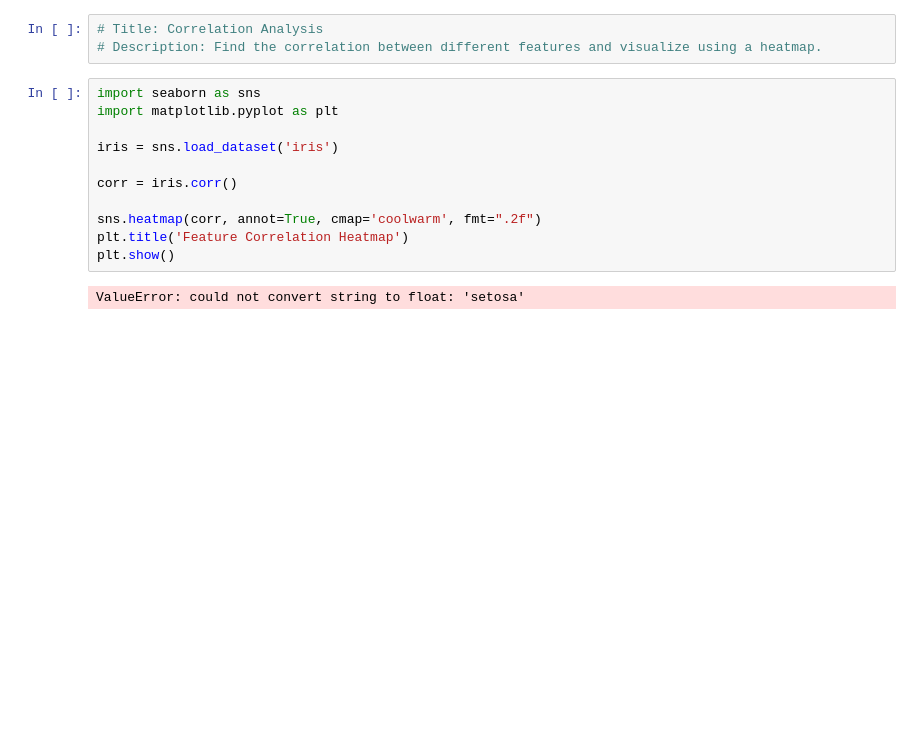
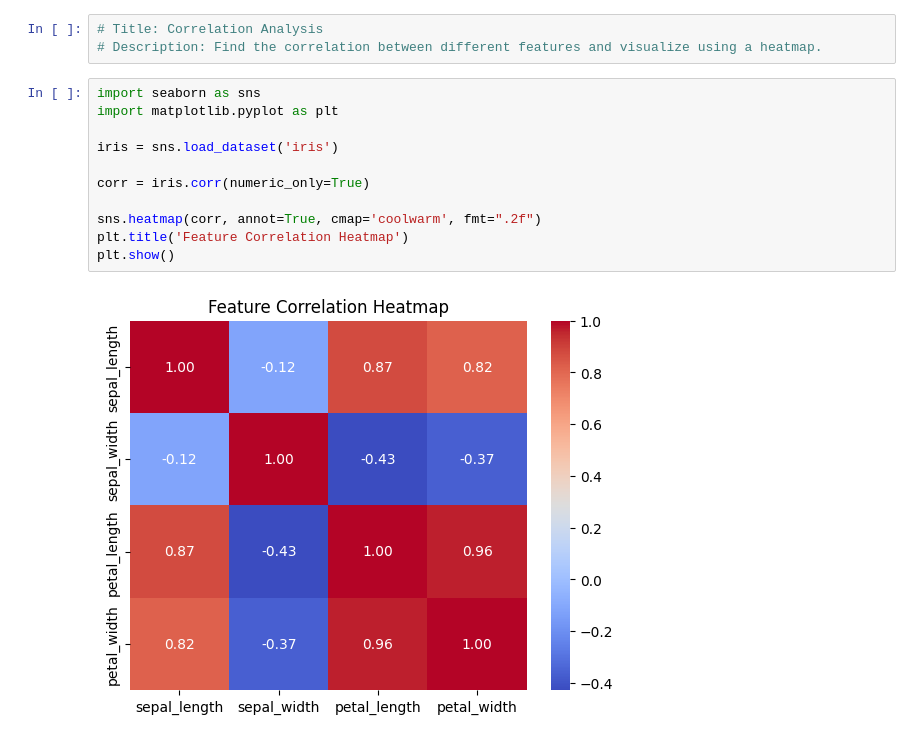
Before and after one commit to Geetzzz-Gowda/AI_DATA_ANALYSIS_, a Jupyter notebook: src/Module 2/Hands-on Project: EDA on a Dataset using NumPy, Pandas, Matplotlib & Seaborn/Ques_6.ipynb, the cells around one changed output. Saved outputs shown, nothing was run; the diff lists cells and outputs as text; blank space fills up the shorter version.

```diff
--- a/src/Module 2/Hands-on Project: EDA on a Dataset using NumPy, Pandas, Matplotlib & Seaborn/Ques_6.ipynb
+++ b/src/Module 2/Hands-on Project: EDA on a Dataset using NumPy, Pandas, Matplotlib & Seaborn/Ques_6.ipynb
@@ -4,13 +4,13 @@
 # %%
 import seaborn as sns
 import matplotlib.pyplot as plt
 
 iris = sns.load_dataset('iris')
 
-corr = iris.corr()
+corr = iris.corr(numeric_only=True)
 
 sns.heatmap(corr, annot=True, cmap='coolwarm', fmt=".2f")
 plt.title('Feature Correlation Heatmap')
 plt.show()
 # %% [output]
-ValueError: could not convert string to float: 'setosa'
+[figure, added]
```
